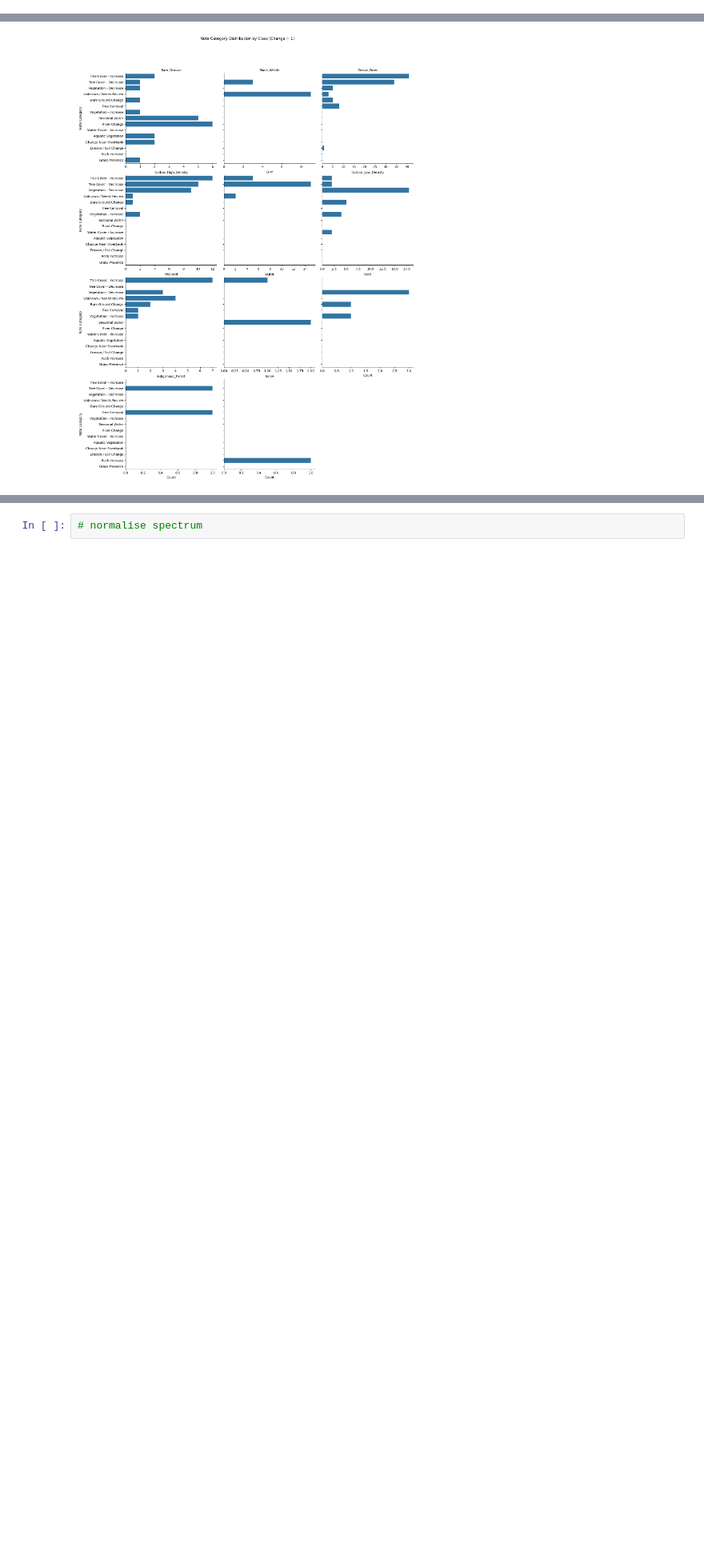
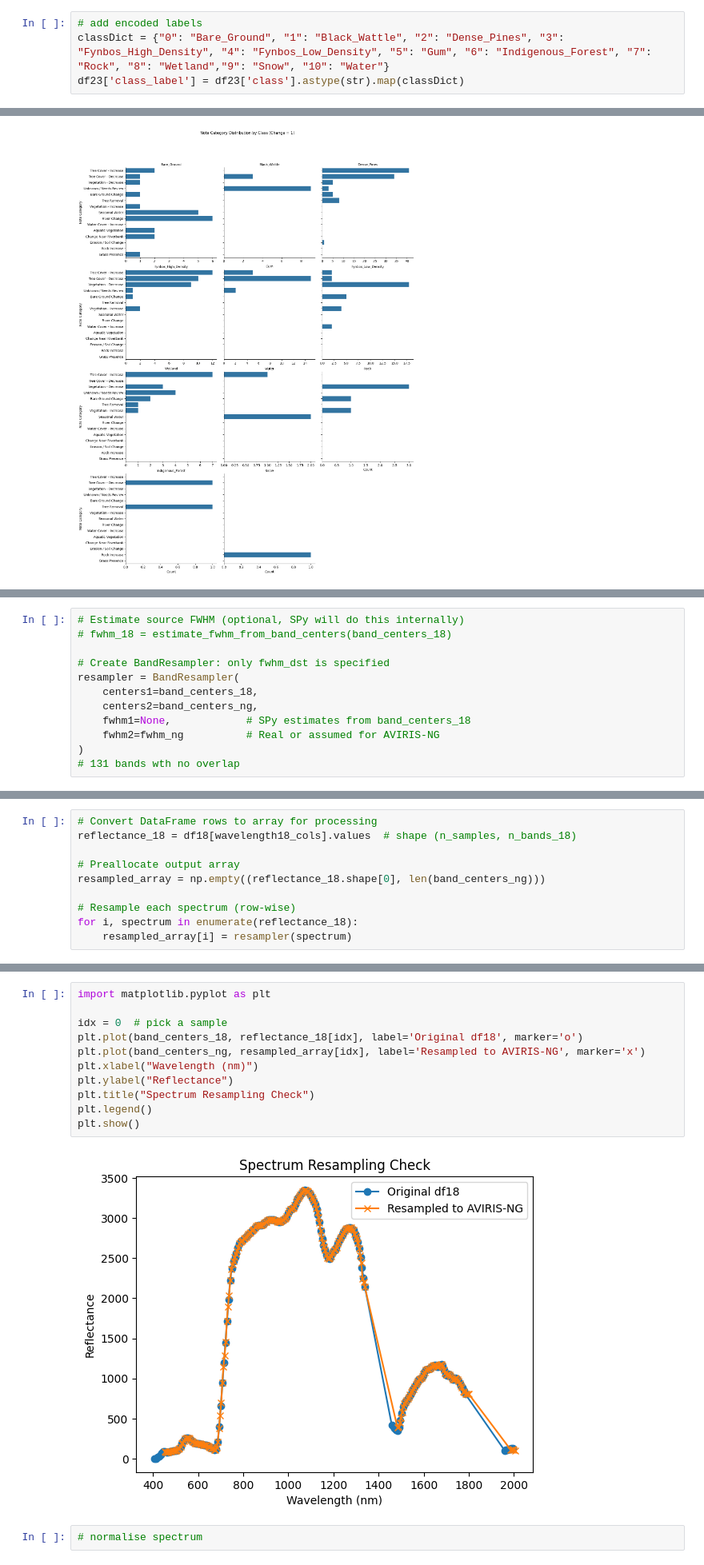
Before and after one commit to Geethen/hypinvalimap, a Jupyter notebook: code/NB1_baselineModels.ipynb, the cells around one changed output, grey strips where cells are left out. Shown at 80% size. Cells and saved outputs as stored; diff of their text form; blank space fills up the shorter version.

Commit message:
added preprocessing for data

```diff
--- a/code/NB1_baselineModels.ipynb
+++ b/code/NB1_baselineModels.ipynb
@@ -26,6 +50,10 @@ df23
 | 1686 | 1706.0 | 10 | 0 | NaN | None | 595 | 0.062697 | 0.042929 | 0.059132 | 0.054877 | ... |
 | 1687 | 1707.0 | 10 | 2 | NaN | None | 601 | -0.006199 | 0.005424 | 0.010078 | 0.018305 | ... |
 1688 rows × 433 columns
+# %%
+# add encoded labels
+classDict = {"0": "Bare_Ground", "1": "Black_Wattle", "2": "Dense_Pines", "3": "Fynbos_High_Density", "4": "Fynbos_Low_Density", "5": "Gum", "6": "Indigenous_Forest", "7": "Rock", "8": "Wetland","9": "Snow", "10": "Water"}
+df23['class_label'] = df23['class'].astype(str).map(classDict)
 # %%
 # Map class codes to descriptive names
 classDict = {"0": "Bare_Ground", "1": "Black_Wattle", "2": "Dense_Pines", "3": "Fynbos_High_Density", "4": "Fynbos_Low_Density", "5": "Gum", "6": "Indigenous_Forest", "7": "Rock", "8": "Wetland","9": "Snow", "10": "Water"}
@@ -191,0 +337,12 @@ def resample_spectrum(spectrum, orig_wavelengths, target_wavelengths):
+# %%
+# Estimate source FWHM (optional, SPy will do this internally)
+# fwhm_18 = estimate_fwhm_from_band_centers(band_centers_18)
+
+# Create BandResampler: only fwhm_dst is specified
+resampler = BandResampler(
+    centers1=band_centers_18,
+    centers2=band_centers_ng,
+    fwhm1=None,            # SPy estimates from band_centers_18
+    fwhm2=fwhm_ng          # Real or assumed for AVIRIS-NG
+)
+# 131 bands wth no overlap
@@ -191,0 +367,10 @@ def resample_spectrum(spectrum, orig_wavelengths, target_wavelengths):
+# %%
+# Convert DataFrame rows to array for processing
+reflectance_18 = df18[wavelength18_cols].values  # shape (n_samples, n_bands_18)
+
+# Preallocate output array
+resampled_array = np.empty((reflectance_18.shape[0], len(band_centers_ng)))
+
+# Resample each spectrum (row-wise)
+for i, spectrum in enumerate(reflectance_18):
+    resampled_array[i] = resampler(spectrum)
@@ -192,2 +391,15 @@ def resample_spectrum(spectrum, orig_wavelengths, target_wavelengths):
+# %%
+import matplotlib.pyplot as plt
+
+idx = 0  # pick a sample
+plt.plot(band_centers_18, reflectance_18[idx], label='Original df18', marker='o')
+plt.plot(band_centers_ng, resampled_array[idx], label='Resampled to AVIRIS-NG', marker='x')
+plt.xlabel("Wavelength (nm)")
+plt.ylabel("Reflectance")
+plt.title("Spectrum Resampling Check")
+plt.legend()
+plt.show()
+# %% [output]
+[figure, added]
 # %%
 # normalise spectrum
```
Also changed, not shown: parts of 14 cells of this notebook.
